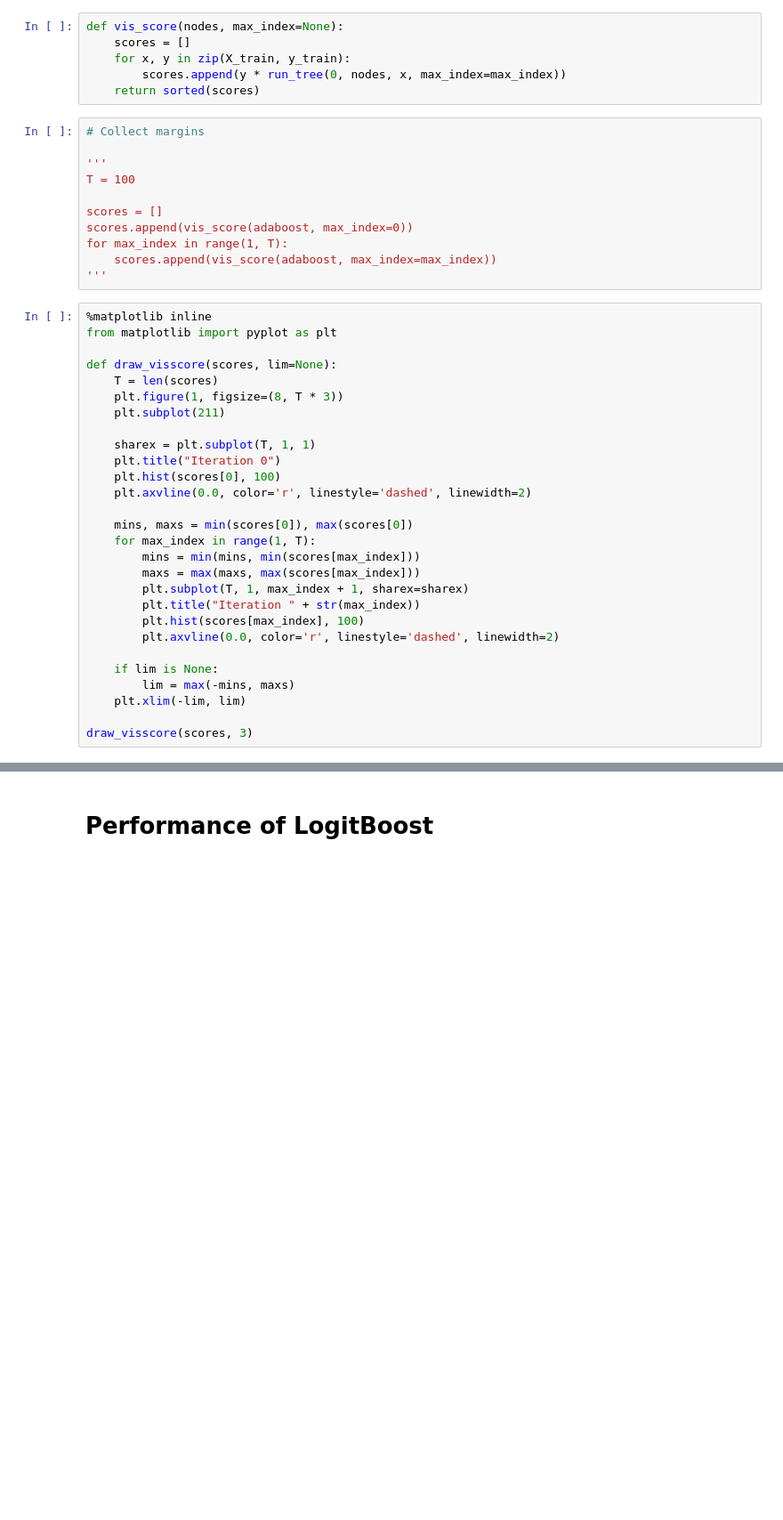
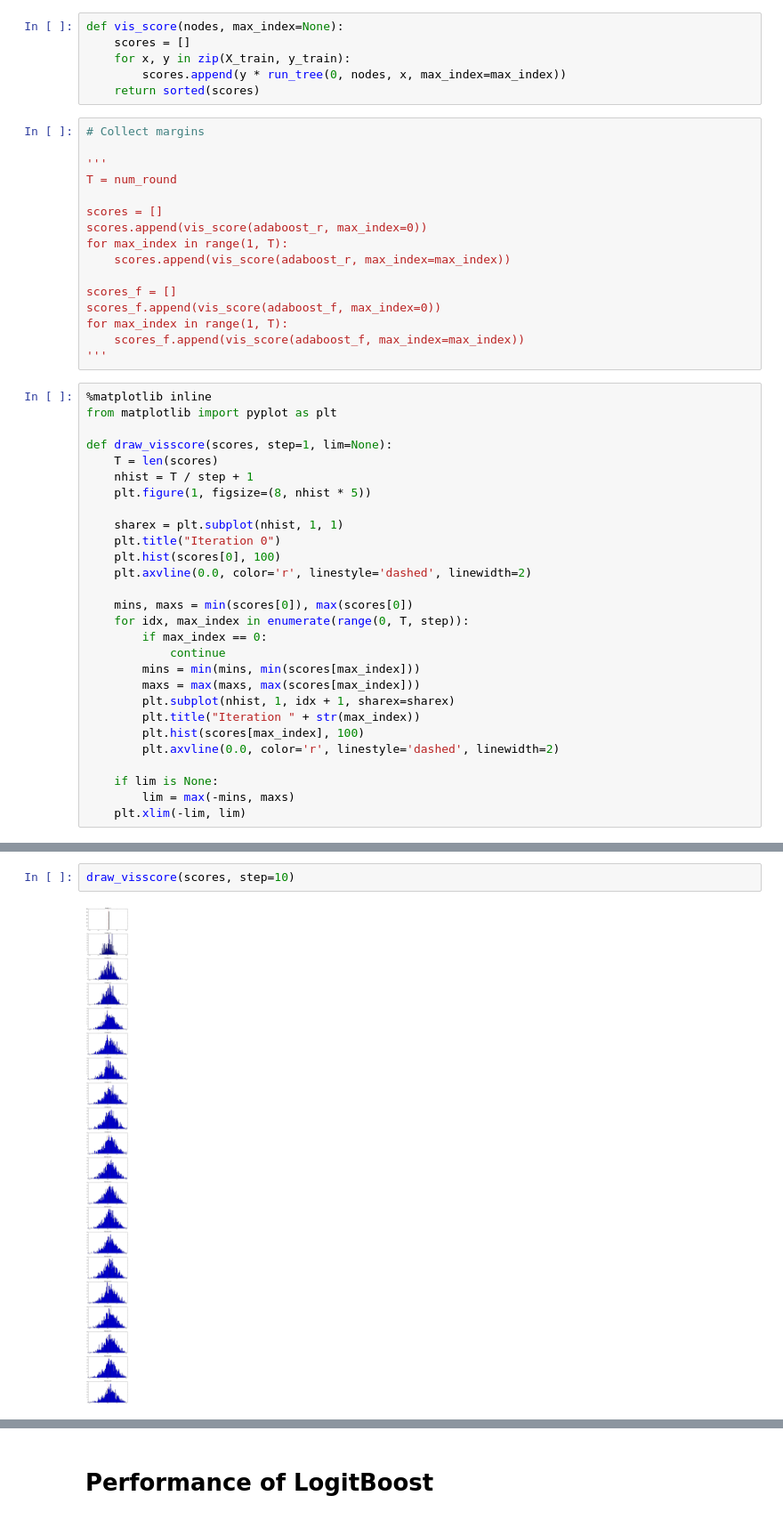
Before and after one commit to harisyammnv/pyboost, a Jupyter notebook: higgs.ipynb, the cells around one changed output, grey strips where cells are left out. Shown at 89% size. Cells and saved outputs as stored; diff of their text form; blank space fills up the shorter version.

```diff
--- a/higgs.ipynb
+++ b/higgs.ipynb
@@ -177,32 +177,39 @@ def vis_score(nodes, max_index=None):
 # Collect margins
 
 '''
-T = 100
+T = num_round
 
 scores = []
-scores.append(vis_score(adaboost, max_index=0))
+scores.append(vis_score(adaboost_r, max_index=0))
 for max_index in range(1, T):
-    scores.append(vis_score(adaboost, max_index=max_index))
+    scores.append(vis_score(adaboost_r, max_index=max_index))
+
+scores_f = []
+scores_f.append(vis_score(adaboost_f, max_index=0))
+for max_index in range(1, T):
+    scores_f.append(vis_score(adaboost_f, max_index=max_index))
 '''
 # %%
 %matplotlib inline
 from matplotlib import pyplot as plt
 
-def draw_visscore(scores, lim=None):
+def draw_visscore(scores, step=1, lim=None):
     T = len(scores)
-    plt.figure(1, figsize=(8, T * 3))
-    plt.subplot(211)
+    nhist = T / step + 1
+    plt.figure(1, figsize=(8, nhist * 5))
 
-    sharex = plt.subplot(T, 1, 1)
+    sharex = plt.subplot(nhist, 1, 1)
     plt.title("Iteration 0")
     plt.hist(scores[0], 100)
     plt.axvline(0.0, color='r', linestyle='dashed', linewidth=2)
 
     mins, maxs = min(scores[0]), max(scores[0])
-    for max_index in range(1, T):
+    for idx, max_index in enumerate(range(0, T, step)):
+        if max_index == 0:
+            continue
         mins = min(mins, min(scores[max_index]))
         maxs = max(maxs, max(scores[max_index]))
-        plt.subplot(T, 1, max_index + 1, sharex=sharex)
+        plt.subplot(nhist, 1, idx + 1, sharex=sharex)
         plt.title("Iteration " + str(max_index))
         plt.hist(scores[max_index], 100)
         plt.axvline(0.0, color='r', linestyle='dashed', linewidth=2)
@@ -210,5 +217,3 @@ def draw_visscore(scores, lim=None):
     if lim is None:
         lim = max(-mins, maxs)
     plt.xlim(-lim, lim)
-
-draw_visscore(scores, 3)
@@ -216,0 +220,4 @@ draw_visscore(scores, 3)
+# %%
+draw_visscore(scores, step=10)
+# %% [output]
+[figure, added]
```
Also changed, not shown: parts of 2 cells of this notebook.
